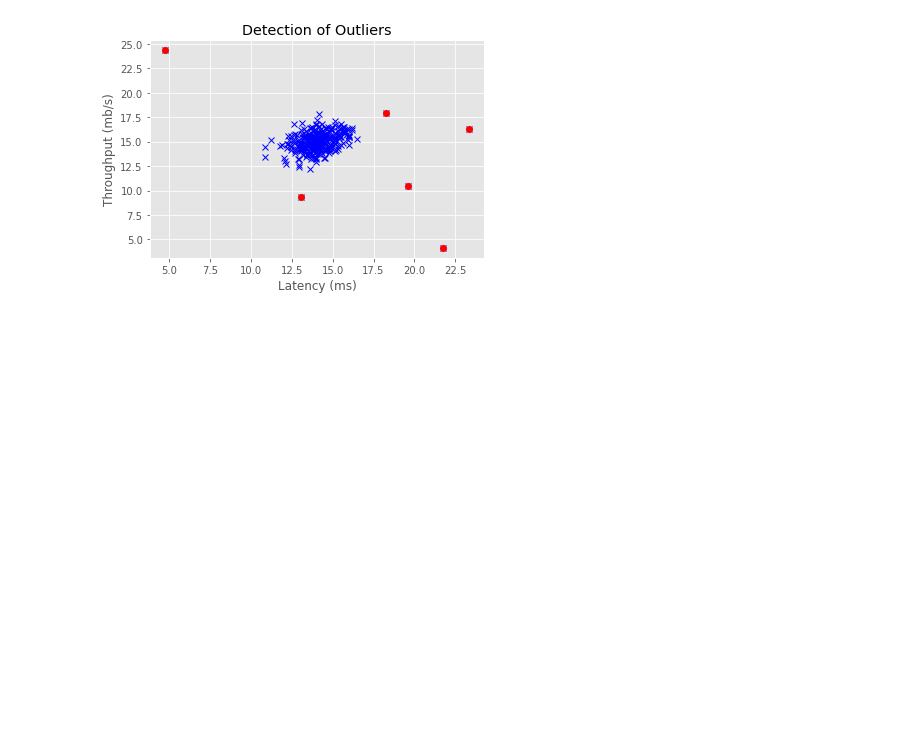
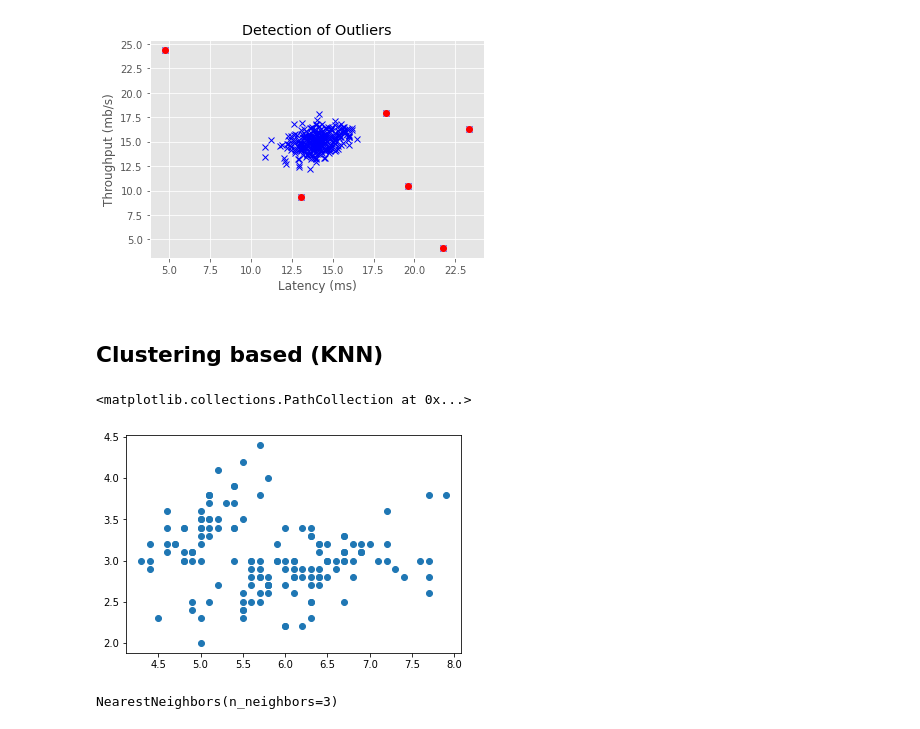
Before and after one commit to peeyushsinghal/anomaly-detection, a Jupyter notebook: anomaly_detection.ipynb, the cells around one changed output. Saved outputs shown, nothing was run; the diff lists cells and outputs as text; code cells hidden in the pictures; blank space fills up the shorter version.

```diff
--- a/anomaly_detection.ipynb
+++ b/anomaly_detection.ipynb
@@ -101,3 +294,5 @@ plt.plot(train_data[outliers,0],train_data[outliers,1],'ro')
 plt.show()
 # %% [output]
 [figure]
+# %% [markdown]
+## Clustering based (KNN)
@@ -103,0 +305,11 @@ plt.show()
+# %%
+# import data
+data = pd.read_csv("https://raw.githubusercontent.com/uiuc-cse/data-fa14/gh-pages/data/iris.csv")
+# input data
+df = data[["sepal_length", "sepal_width"]]
+# %%
+# scatterplot of inputs data
+plt.scatter(df["sepal_length"], df["sepal_width"])
+# %% [output]
+<matplotlib.collections.PathCollection at 0x...>
+[figure, added]
@@ -103,0 +319,9 @@ plt.show()
+# %%
+# KNN Modeling
+
+# instantiate model
+nbrs = NearestNeighbors(n_neighbors = 3)
+# fit model
+nbrs.fit(X)
+# %% [output]
+NearestNeighbors(n_neighbors=3)
```
Also changed, not shown: parts of 27 cells of this notebook.
